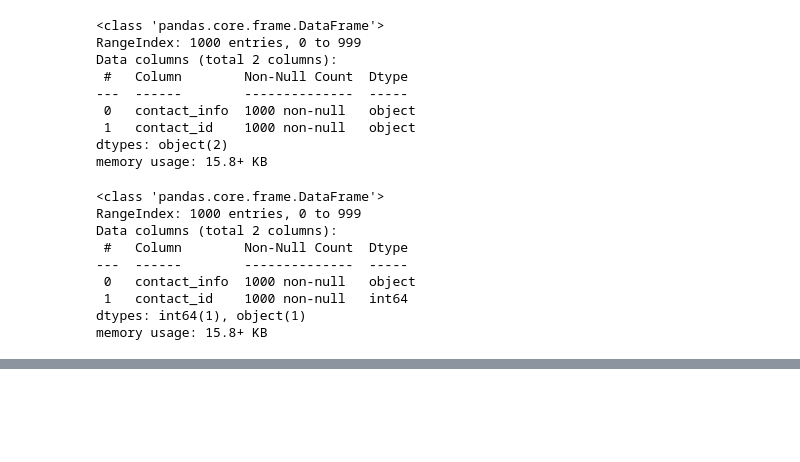
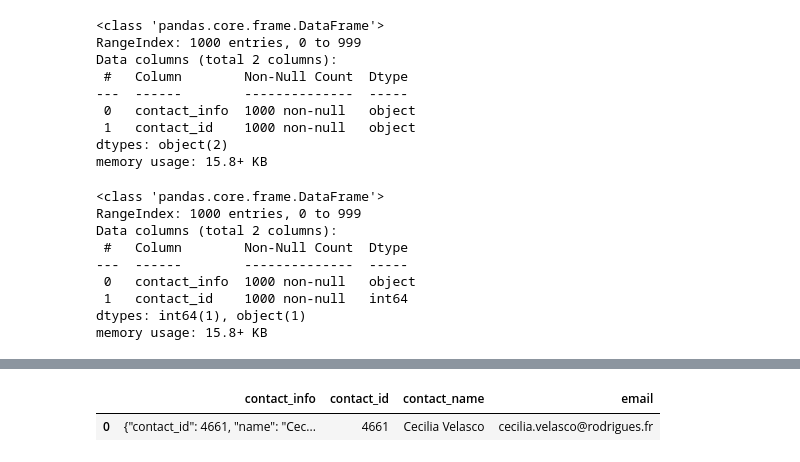
Before and after one commit to SandraBotica/Crowdfunding_ETL, a Jupyter notebook: ETL_Mini_Project_SBotica.ipynb, the cells around one changed output, grey strips where cells are left out. Saved outputs shown, nothing was run; the diff lists cells and outputs as text; code cells hidden in the pictures; blank space fills up the shorter version.

```diff
--- a/ETL_Mini_Project_SBotica.ipynb
+++ b/ETL_Mini_Project_SBotica.ipynb
@@ -708,5 +708,10 @@ contact_info_df_copy
 1000 rows × 4 columns
 # %%
 # Create a copy of the contact_info_df with the 'contact_id', 'name', 'email' columns.
+contact_info_df_copy2=contact_info_df_copy
+contact_info_df_copy2.head(1)
+# %% [output]
+|  | contact_info | contact_id | contact_name | email |
+| 0 | {"contact_id": 4661, "name": "Cec... | 4661 | Cecilia Velasco | cecilia.velasco@rodrigues.fr |
 # %%
 # Create a "first"name" and "last_name" column with the first and last names from the "name" column.
```
Also changed, not shown: parts of 6 cells of this notebook, 2 other files.
